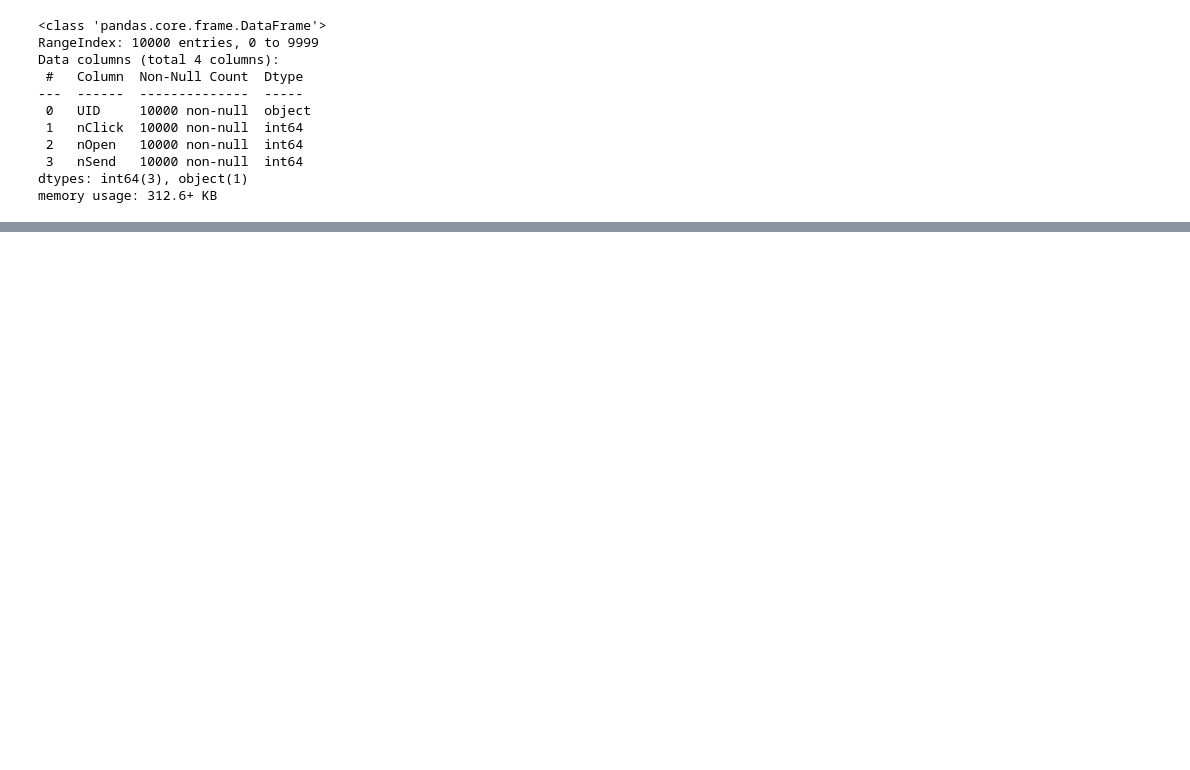
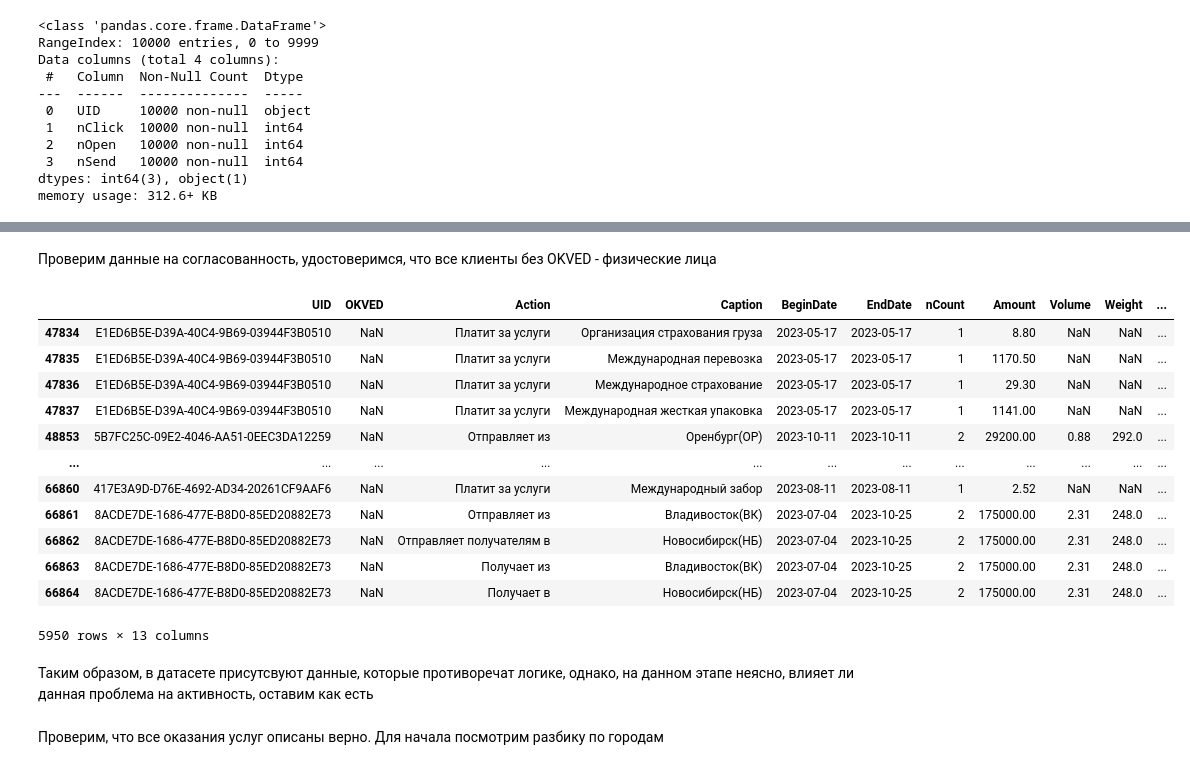
Before and after one commit to Bjorik23/mipt_datatons, a Jupyter notebook: target_customer_segment/preprocessed/preprocessing.ipynb, the cells around one changed output, grey strips where cells are left out. Saved outputs shown, nothing was run; the diff lists cells and outputs as text; code cells hidden in the pictures; blank space fills up the shorter version.

```diff
--- a/target_customer_segment/preprocessed/preprocessing.ipynb
+++ b/target_customer_segment/preprocessed/preprocessing.ipynb
@@ -71,0 +125,21 @@ behaviourData.head(20)
+# %% [markdown]
+Проверим данные на согласованность, удостоверимся, что все клиенты без OKVED - физические лица
+# %%
+filtered = behaviourData[(behaviourData['OKVED'].isna())&(behaviourData['UnitTypeCategory'] != 2)]
+filtered
+# %% [output]
+|  | UID | OKVED | Action | Caption | BeginDate | EndDate | nCount | Amount | Volume | Weight | ... |
+| 47834 | E1ED6B5E-D39A-40C4-9B69-03944F3B0510 | NaN | Платит за услуги | Организация страхования груза | 2023-05-17 | 2023-05-17 | 1 | 8.80 | NaN | NaN | ... |
+| 47835 | E1ED6B5E-D39A-40C4-9B69-03944F3B0510 | NaN | Платит за услуги | Международная перевозка | 2023-05-17 | 2023-05-17 | 1 | 1170.50 | NaN | NaN | ... |
+| 47836 | E1ED6B5E-D39A-40C4-9B69-03944F3B0510 | NaN | Платит за услуги | Международное страхование | 2023-05-17 | 2023-05-17 | 1 | 29.30 | NaN | NaN | ... |
+| 47837 | E1ED6B5E-D39A-40C4-9B69-03944F3B0510 | NaN | Платит за услуги | Международная жесткая упаковка | 2023-05-17 | 2023-05-17 | 1 | 1141.00 | NaN | NaN | ... |
+| 48853 | 5B7FC25C-09E2-4046-AA51-0EEC3DA12259 | NaN | Отправляет из | Оренбург(ОР) | 2023-10-11 | 2023-10-11 | 2 | 29200.00 | 0.88 | 292.0 | ... |
+| ... | ... | ... | ... | ... | ... | ... | ... | ... | ... | ... | ... |
+| 66860 | 417E3A9D-D76E-4692-AD34-20261CF9AAF6 | NaN | Платит за услуги | Международный забор | 2023-08-11 | 2023-08-11 | 1 | 2.52 | NaN | NaN | ... |
+| 66861 | 8ACDE7DE-1686-477E-B8D0-85ED20882E73 | NaN | Отправляет из | Владивосток(ВК) | 2023-07-04 | 2023-10-25 | 2 | 175000.00 | 2.31 | 248.0 | ... |
+| 66862 | 8ACDE7DE-1686-477E-B8D0-85ED20882E73 | NaN | Отправляет получателям в | Новосибирск(НБ) | 2023-07-04 | 2023-10-25 | 2 | 175000.00 | 2.31 | 248.0 | ... |
+| 66863 | 8ACDE7DE-1686-477E-B8D0-85ED20882E73 | NaN | Получает из | Владивосток(ВК) | 2023-07-04 | 2023-10-25 | 2 | 175000.00 | 2.31 | 248.0 | ... |
+| 66864 | 8ACDE7DE-1686-477E-B8D0-85ED20882E73 | NaN | Получает в | Новосибирск(НБ) | 2023-07-04 | 2023-10-25 | 2 | 175000.00 | 2.31 | 248.0 | ... |
+5950 rows × 13 columns
+# %% [markdown]
+Таким образом, в датасете присутсвуют данные, которые противоречат логике, однако, на данном этапе неясно, влияет ли данная проблема на активность, оставим как есть
@@ -71,0 +150,2 @@ behaviourData.head(20)
+# %% [markdown]
+Проверим, что все оказания услуг описаны верно. Для начала посмотрим разбику по городам
```
Also changed, not shown: parts of 49 cells of this notebook.
